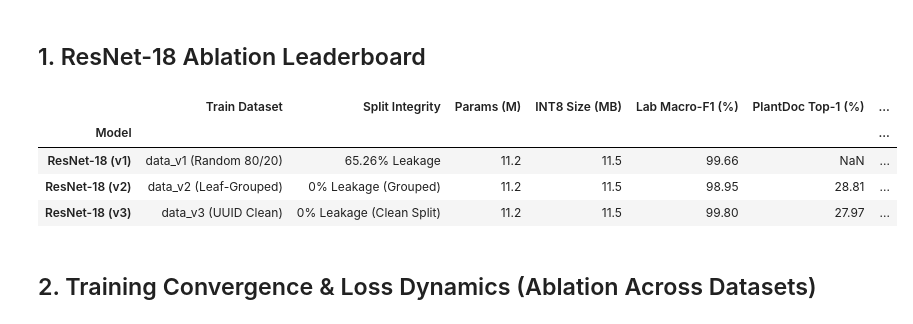
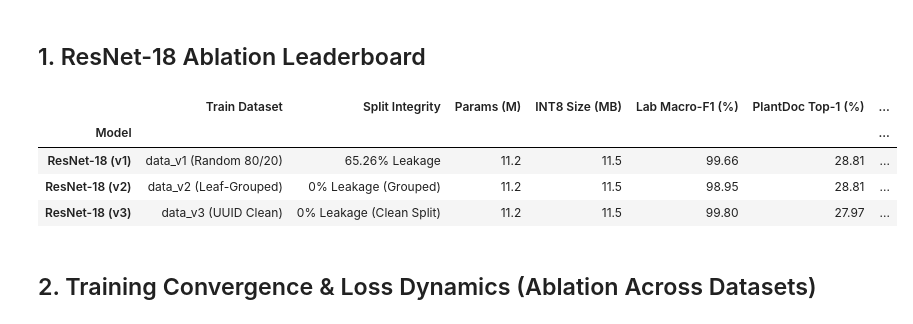
Before and after one commit to Longcodepro/plant-disease-ml, a Jupyter notebook: notebooks/08_model_evaluation_and_analysis.ipynb, the cells around one changed output. Drawn from its saved outputs; the diff is of its cells as text; code cells hidden in the pictures.

```diff
--- a/notebooks/08_model_evaluation_and_analysis.ipynb
+++ b/notebooks/08_model_evaluation_and_analysis.ipynb
@@ -47,43 +47,43 @@ leaderboard_data = [
         "Params (M)": 11.20,
         "INT8 Size (MB)": 11.5,
         "Lab Macro-F1 (%)": 99.66,
-        "PlantDoc Top-1 (%)": np.nan,
-        "PlantDoc Top-3 (%)": np.nan,
-        "CPU Latency (ms)": 8.02,
+        "PlantDoc Top-1 (%)": 28.81,
+        "PlantDoc Top-3 (%)": 50.00,
+        "CPU Latency (ms)": 8.77,
         "Throughput (FPS)": 4198.8
     },
     {
         "Model": "ResNet-18 (v2)",
         "Train Dataset": "data_v2 (Leaf-Grouped)",
         "Split Integrity": "0% Leakage (Grouped)",
         "Params (M)": 11.20,
         "INT8 Size (MB)": 11.5,
         "Lab Macro-F1 (%)": 98.95,
         "PlantDoc Top-1 (%)": 28.81,
         "PlantDoc Top-3 (%)": 47.88,
         "CPU Latency (ms)": 8.02,
         "Throughput (FPS)": 6295.0
     },
     {
         "Model": "ResNet-18 (v3)",
         "Train Dataset": "data_v3 (UUID Clean)",
         "Split Integrity": "0% Leakage (Clean Split)",
         "Params (M)": 11.20,
         "INT8 Size (MB)": 11.5,
         "Lab Macro-F1 (%)": 99.80,
         "PlantDoc Top-1 (%)": 27.97,
         "PlantDoc Top-3 (%)": 50.00,
         "CPU Latency (ms)": 8.06,
         "Throughput (FPS)": 27708.7
     }
 ]
 
 df_leaderboard = pd.DataFrame(leaderboard_data)
 df_leaderboard.set_index("Model")
 # %% [output]
 |  | Train Dataset | Split Integrity | Params (M) | INT8 Size (MB) | Lab Macro-F1 (%) | PlantDoc Top-1 (%) | ... |
 | Model |  |  |  |  |  |  | ... |
-| ResNet-18 (v1) | data_v1 (Random 80/20) | 65.26% Leakage | 11.2 | 11.5 | 99.66 | NaN | ... |
+| ResNet-18 (v1) | data_v1 (Random 80/20) | 65.26% Leakage | 11.2 | 11.5 | 99.66 | 28.81 | ... |
 | ResNet-18 (v2) | data_v2 (Leaf-Grouped) | 0% Leakage (Grouped) | 11.2 | 11.5 | 98.95 | 28.81 | ... |
 | ResNet-18 (v3) | data_v3 (UUID Clean) | 0% Leakage (Clean Split) | 11.2 | 11.5 | 99.80 | 27.97 | ... |
 # %% [markdown]
```
Also changed, not shown: parts of 2 cells of this notebook, 7 other files.
